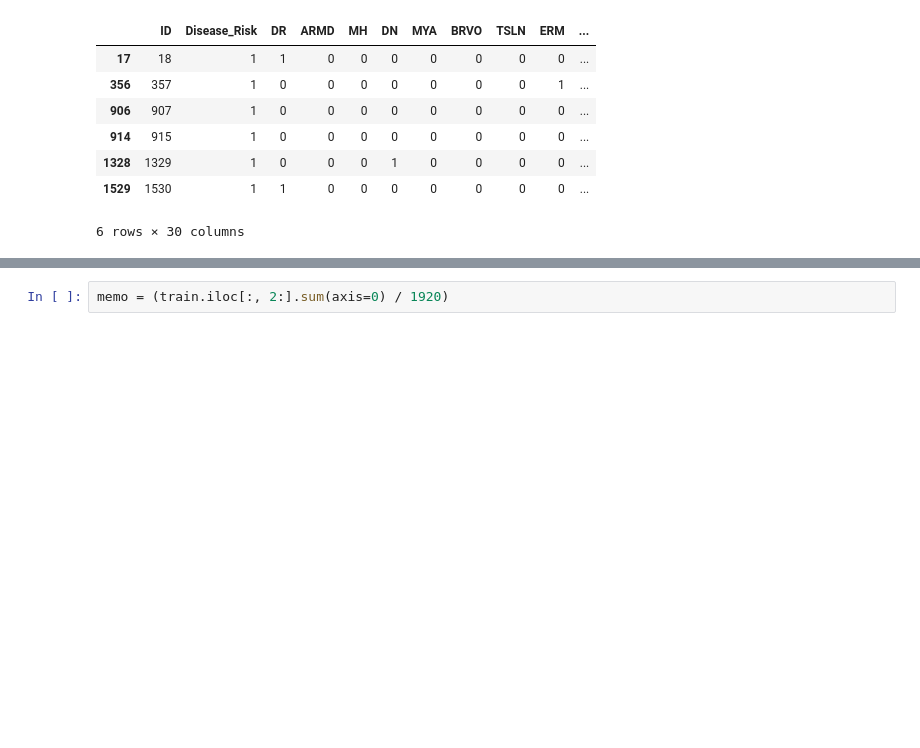
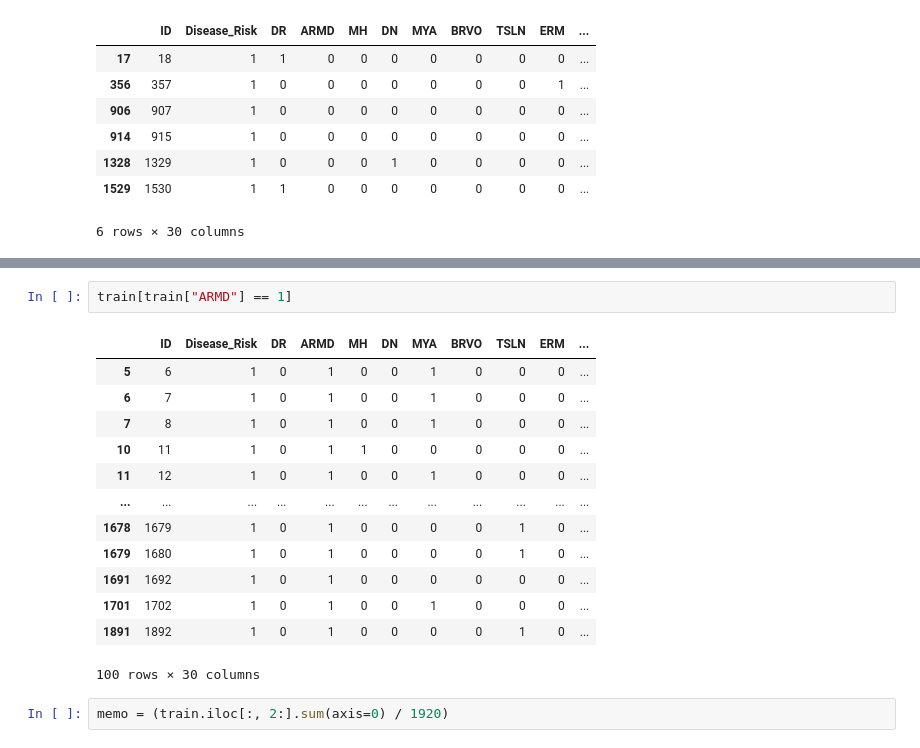
Before and after one commit to chizuchizu/riadd, a Jupyter notebook: notebooks/class.ipynb, the cells around one changed output, grey strips where cells are left out. Saved outputs shown, nothing was run; the diff lists cells and outputs as text; blank space fills up the shorter version.

```diff
--- a/notebooks/class.ipynb
+++ b/notebooks/class.ipynb
@@ -156,3 +170,19 @@ train[train.iloc[:, 15] == 1]
+# %%
+train[train["ARMD"] == 1]
+# %% [output]
+|  | ID | Disease_Risk | DR | ARMD | MH | DN | MYA | BRVO | TSLN | ERM | ... |
+| 5 | 6 | 1 | 0 | 1 | 0 | 0 | 1 | 0 | 0 | 0 | ... |
+| 6 | 7 | 1 | 0 | 1 | 0 | 0 | 1 | 0 | 0 | 0 | ... |
+| 7 | 8 | 1 | 0 | 1 | 0 | 0 | 1 | 0 | 0 | 0 | ... |
+| 10 | 11 | 1 | 0 | 1 | 1 | 0 | 0 | 0 | 0 | 0 | ... |
+| 11 | 12 | 1 | 0 | 1 | 0 | 0 | 1 | 0 | 0 | 0 | ... |
+| ... | ... | ... | ... | ... | ... | ... | ... | ... | ... | ... | ... |
+| 1678 | 1679 | 1 | 0 | 1 | 0 | 0 | 0 | 0 | 1 | 0 | ... |
+| 1679 | 1680 | 1 | 0 | 1 | 0 | 0 | 0 | 0 | 1 | 0 | ... |
+| 1691 | 1692 | 1 | 0 | 1 | 0 | 0 | 0 | 0 | 0 | 0 | ... |
+| 1701 | 1702 | 1 | 0 | 1 | 0 | 0 | 1 | 0 | 0 | 0 | ... |
+| 1891 | 1892 | 1 | 0 | 1 | 0 | 0 | 0 | 0 | 1 | 0 | ... |
+100 rows × 30 columns
 # %%
 memo = (train.iloc[:, 2:].sum(axis=0) / 1920)
 # %%
```
Also changed, not shown: parts of 3 cells of this notebook, 7 other files.
